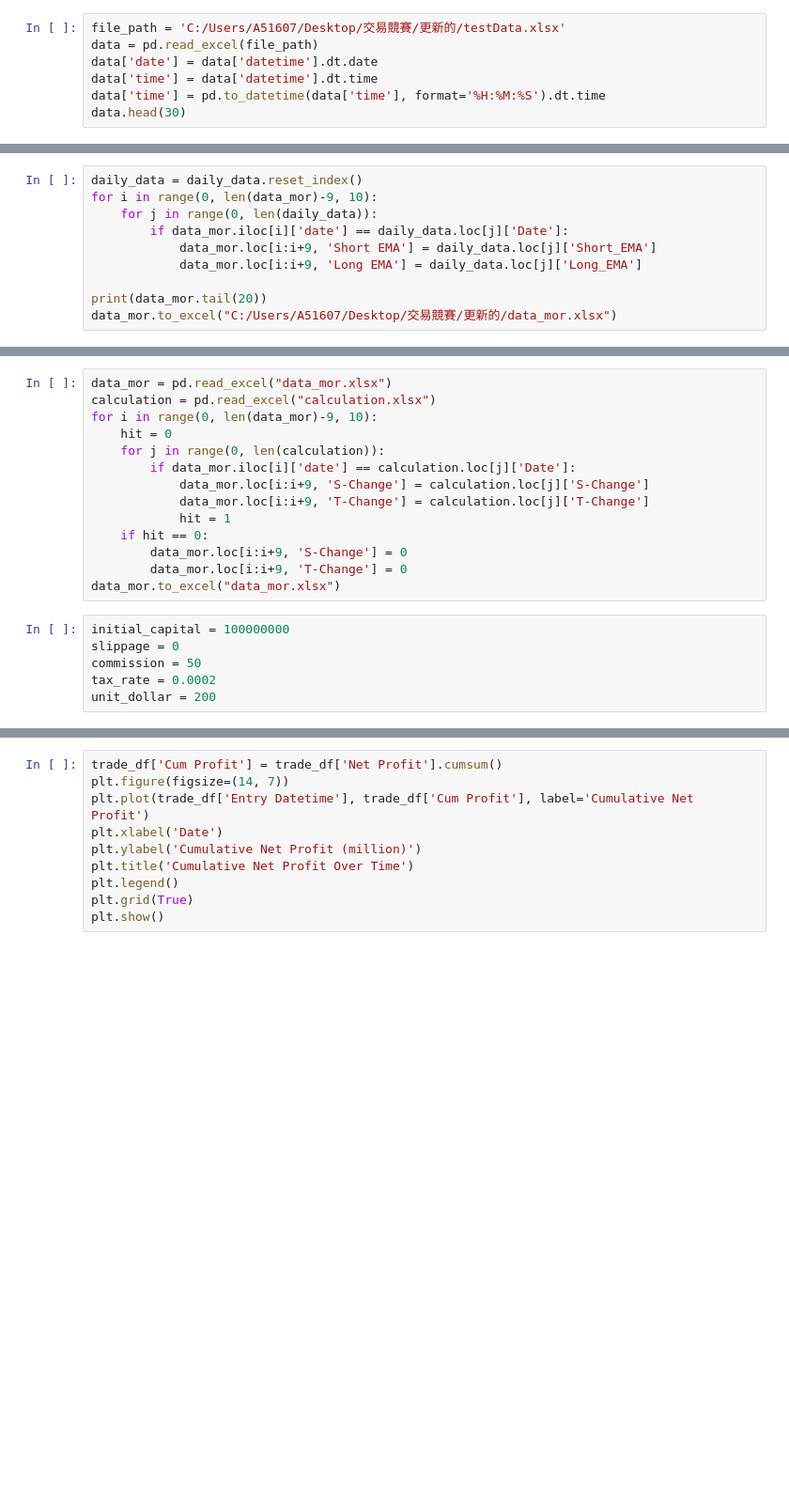
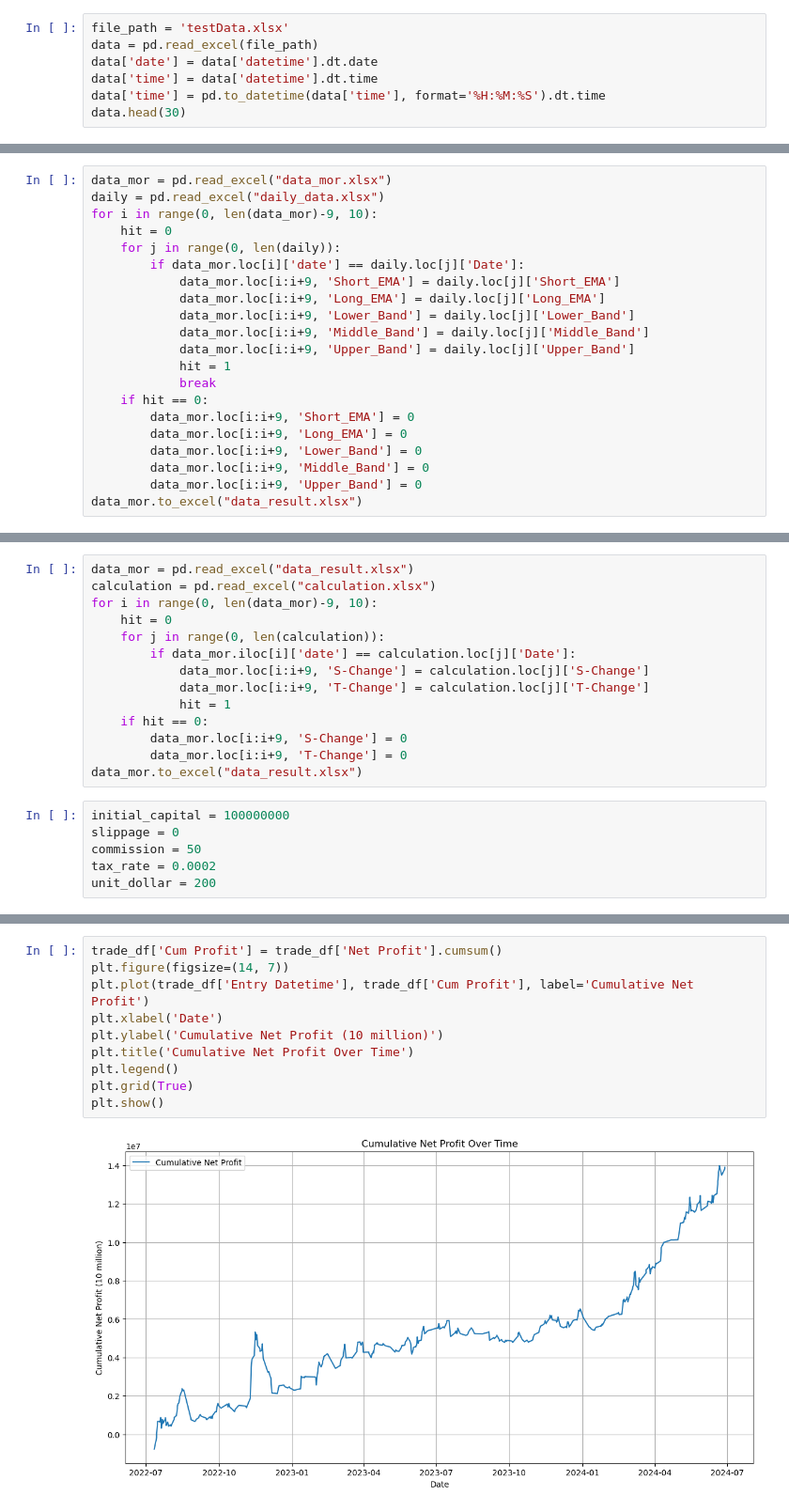
Before and after one commit to aliceteng1230/Trading-Strategies, a Jupyter notebook: Future_New3.ipynb, the cells around one changed output, grey strips where cells are left out. Shown at 94% size. Drawn from its saved outputs; the diff is of its cells as text; blank space fills up the shorter version.

```diff
--- a/Future_New3.ipynb
+++ b/Future_New3.ipynb
@@ -14,5 +52,5 @@ print(len(tsm_data))
 # %%
-file_path = 'C:/Users/A51607/Desktop/交易競賽/更新的/testData.xlsx'
+file_path = 'testData.xlsx'
 data = pd.read_excel(file_path)
 data['date'] = data['datetime'].dt.date
 data['time'] = data['datetime'].dt.time
@@ -80,13 +184,24 @@ plt.grid(True)
-# %%
-daily_data = daily_data.reset_index()
-for i in range(0, len(data_mor)-9, 10):
-    for j in range(0, len(daily_data)):
-        if data_mor.iloc[i]['date'] == daily_data.loc[j]['Date']:
-            data_mor.loc[i:i+9, 'Short EMA'] = daily_data.loc[j]['Short_EMA']
-            data_mor.loc[i:i+9, 'Long EMA'] = daily_data.loc[j]['Long_EMA']
-
-print(data_mor.tail(20))
-data_mor.to_excel("C:/Users/A51607/Desktop/交易競賽/更新的/data_mor.xlsx")
+# %%
+data_mor = pd.read_excel("data_mor.xlsx")
+daily = pd.read_excel("daily_data.xlsx")
+for i in range(0, len(data_mor)-9, 10):
+    hit = 0
+    for j in range(0, len(daily)):
+        if data_mor.loc[i]['date'] == daily.loc[j]['Date']:
+            data_mor.loc[i:i+9, 'Short_EMA'] = daily.loc[j]['Short_EMA']
+            data_mor.loc[i:i+9, 'Long_EMA'] = daily.loc[j]['Long_EMA']
+            data_mor.loc[i:i+9, 'Lower_Band'] = daily.loc[j]['Lower_Band']
+            data_mor.loc[i:i+9, 'Middle_Band'] = daily.loc[j]['Middle_Band']
+            data_mor.loc[i:i+9, 'Upper_Band'] = daily.loc[j]['Upper_Band']
+            hit = 1
+            break
+    if hit == 0:
+        data_mor.loc[i:i+9, 'Short_EMA'] = 0
+        data_mor.loc[i:i+9, 'Long_EMA'] = 0
+        data_mor.loc[i:i+9, 'Lower_Band'] = 0
+        data_mor.loc[i:i+9, 'Middle_Band'] = 0
+        data_mor.loc[i:i+9, 'Upper_Band'] = 0
+data_mor.to_excel("data_result.xlsx")
 # %%
 date_series = pd.to_datetime(date_list)
 previous_day_series = date_series - pd.Timedelta(days=1)
@@ -124,5 +298,5 @@ calculation.to_excel('C:/Users/A51607/Desktop/交易競賽/更新的/calculation
 # %%
-data_mor = pd.read_excel("data_mor.xlsx")
+data_mor = pd.read_excel("data_result.xlsx")
 calculation = pd.read_excel("calculation.xlsx")
 for i in range(0, len(data_mor)-9, 10):
     hit = 0
@@ -134,7 +308,7 @@ for i in range(0, len(data_mor)-9, 10):
     if hit == 0:
         data_mor.loc[i:i+9, 'S-Change'] = 0
         data_mor.loc[i:i+9, 'T-Change'] = 0
-data_mor.to_excel("data_mor.xlsx")
+data_mor.to_excel("data_result.xlsx")
 # %%
 initial_capital = 100000000
 slippage = 0
@@ -269,13 +475,15 @@ print(trade_df['Net Profit'].sum())
 # %%
 trade_df['Cum Profit'] = trade_df['Net Profit'].cumsum()
 plt.figure(figsize=(14, 7))
 plt.plot(trade_df['Entry Datetime'], trade_df['Cum Profit'], label='Cumulative Net Profit')
 plt.xlabel('Date')
-plt.ylabel('Cumulative Net Profit (million)')
+plt.ylabel('Cumulative Net Profit (10 million)')
 plt.title('Cumulative Net Profit Over Time')
 plt.legend()
 plt.grid(True)
 plt.show()
+# %% [output]
+[figure, added]
 # %%
 plt.figure(figsize=(14, 7))
 plt.plot(trade_df['Entry Datetime'], trade_df['Original Price'], label='Price')
```
Also changed, not shown: parts of 17 cells of this notebook.
